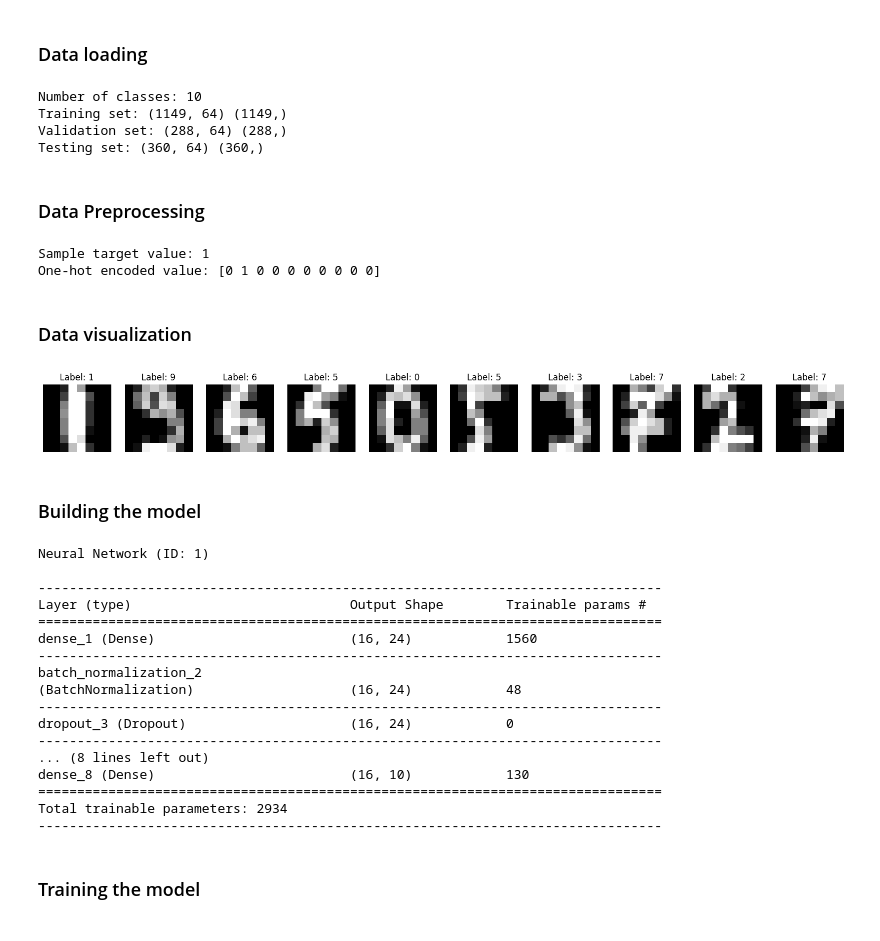
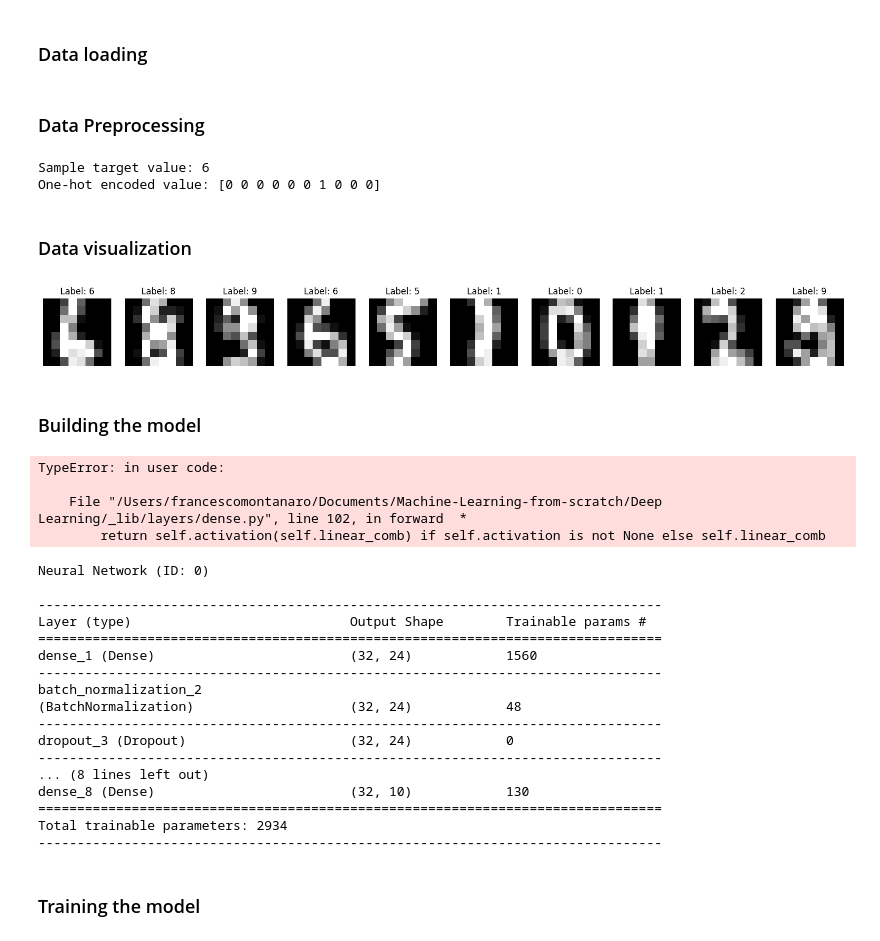
Before and after one commit to FrancescoMontanaro/machine-learning-kit, a Jupyter notebook: Deep Learning/Neural Networks/train_digits.ipynb, the cells around one changed output. Drawn from its saved outputs; the diff is of its cells as text; code cells hidden in the pictures.

```diff
--- a/Deep Learning/Neural Networks/train_digits.ipynb
+++ b/Deep Learning/Neural Networks/train_digits.ipynb
@@ -36,25 +36,17 @@ np.random.seed(seed)
 # Load the digits dataset
 digits = load_digits()
 
+# Extract the input and output data
+X, y = digits.data, digits.target # type: ignore
+
 # Extract the number of classes in the dataset
-num_classes = len(np.unique(digits.target)) # type: ignore
+num_classes = len(np.unique(y))
 
 # Split the dataset into training and testing sets
-X_train, X_test, y_train, y_test = train_test_split(digits.data, digits.target, test_size=train_test_split_pct, random_state=seed) # type: ignore
+X_train, X_test, y_train, y_test = utils.train_test_split(X, y, test_size=train_test_split_pct, seed=seed)
 
 # Split the training set into training and validation sets
-X_train, X_valid, y_train, y_valid = train_test_split(X_train, y_train, test_size=train_valid_split, random_state=seed) # type: ignore
-
-# Print the dataset information
-print("Number of classes:", num_classes)
-print('Training set:', X_train.shape, y_train.shape)
-print('Validation set:', X_valid.shape, y_valid.shape)
-print('Testing set:', X_test.shape, y_test.shape)
+X_train, X_valid, y_train, y_valid = utils.train_test_split(X_train, y_train, test_size=train_valid_split, seed=seed)
-# %% [output]
-Number of classes: 10
-Training set: (1149, 64) (1149,)
-Validation set: (288, 64) (288,)
-Testing set: (360, 64) (360,)
 # %% [markdown]
 ### Data Preprocessing
 # %%
@@ -86,8 +78,8 @@ y_valid_encoded = utils.one_hot_encoding(y=y_valid, n_classes=num_classes)
 print("Sample target value:", y_train[0])
 print("One-hot encoded value:", y_train_encoded[0])
 # %% [output]
-Sample target value: 1
-One-hot encoded value: [0 1 0 0 0 0 0 0 0 0]
+Sample target value: 6
+One-hot encoded value: [0 0 0 0 0 0 1 0 0 0]
 # %% [markdown]
 ### Data visualization
 # %%
@@ -95,32 +87,32 @@ def plot_samples(samples: list[np.ndarray], labels: list[np.ndarray]) -> None:
     """
     Plot the samples in a grid.
 
     Parameters:
     - samples (list[np.ndarray]): The samples to plot
     - labels (list[np.ndarray]): The labels of the samples
     """
 
     reshaped_samples = []
     # Iterate over the samples
     for sample in samples:
         # Compute the new shape
         new_shape = np.sqrt(sample.shape).astype(int)[0]
 
         # Reshape the sample
         sample = sample.reshape(new_shape, new_shape)
 
         # Append the reshaped sample
         reshaped_samples.append(sample)
 
     # Plot the samples in a grid
     fig, axes = plt.subplots(1, len(samples), figsize=(20, 5))
     for i, ax in enumerate(axes):
         ax.imshow(reshaped_samples[i], cmap='gray')
         ax.set_title(f'Label: {labels[i]}')
         ax.axis('off')
 
 
 # Plot the first 10 samples
-plot_samples(list(X_train[:10]), y_train[:10])
+plot_samples(list(X_train[:10]), list(y_train[:10]))
 # %% [output]
-[figure, old version]
+[figure, new version]
@@ -147,25 +147,30 @@ loss_fn = loss_functions.CrossEntropy()
 # %%
 # Call the model with a first batch to initialize the weights
 # This is not necessary, but it is useful to know the input size
-model(X_train[:batch_size]);
+model(utils.get_batch(X_train, batch_size, 0));
+# %% [output]
+TypeError: in user code:
+
+    File "/Users/francescomontanaro/Documents/Machine-Learning-from-scratch/Deep Learning/_lib/layers/dense.py", line 102, in forward  *
+        return self.activation(self.linear_comb) if self.activation is not None else self.linear_comb
 # %%
 # Display the model summary
 model.summary()
 # %% [output]
-Neural Network (ID: 1)
+Neural Network (ID: 0)
 
 --------------------------------------------------------------------------------
 Layer (type)                            Output Shape        Trainable params #
 ================================================================================
-dense_1 (Dense)                         (16, 24)            1560
+dense_1 (Dense)                         (32, 24)            1560
 --------------------------------------------------------------------------------
 batch_normalization_2
-(BatchNormalization)                    (16, 24)            48
+(BatchNormalization)                    (32, 24)            48
 --------------------------------------------------------------------------------
-dropout_3 (Dropout)                     (16, 24)            0
+dropout_3 (Dropout)                     (32, 24)            0
 --------------------------------------------------------------------------------
 ... (8 lines left out)
-dense_8 (Dense)                         (16, 10)            130
+dense_8 (Dense)                         (32, 10)            130
 ================================================================================
 Total trainable parameters: 2934
 --------------------------------------------------------------------------------
```
Also changed, not shown: parts of 7 cells of this notebook, 19 other files.
